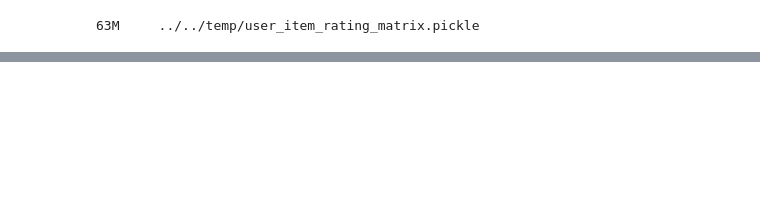
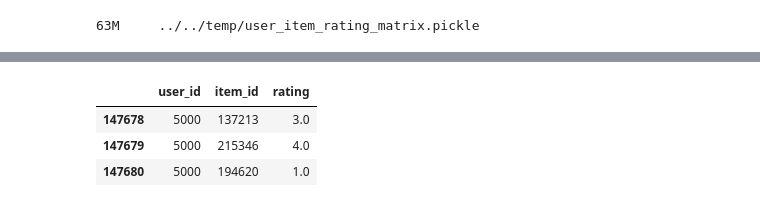
Before and after one commit to magistery-tps/rec-sys-client-lib, a Jupyter notebook: notebooks/amazon-books/distance-matrix-job.ipynb, the cells around one changed output, grey strips where cells are left out. Cells and saved outputs as stored; diff of their text form; code cells hidden in the pictures; blank space fills up the shorter version.

```diff
--- a/notebooks/amazon-books/distance-matrix-job.ipynb
+++ b/notebooks/amazon-books/distance-matrix-job.ipynb
@@ -78,0 +74,7 @@ else:
+# %%
+interactions.tail(3)
+# %% [output]
+|  | user_id | item_id | rating |
+| 147678 | 5000 | 137213 | 3.0 |
+| 147679 | 5000 | 215346 | 4.0 |
+| 147680 | 5000 | 194620 | 1.0 |
```
Also changed, not shown: parts of 15 cells of this notebook, 4 other files.
